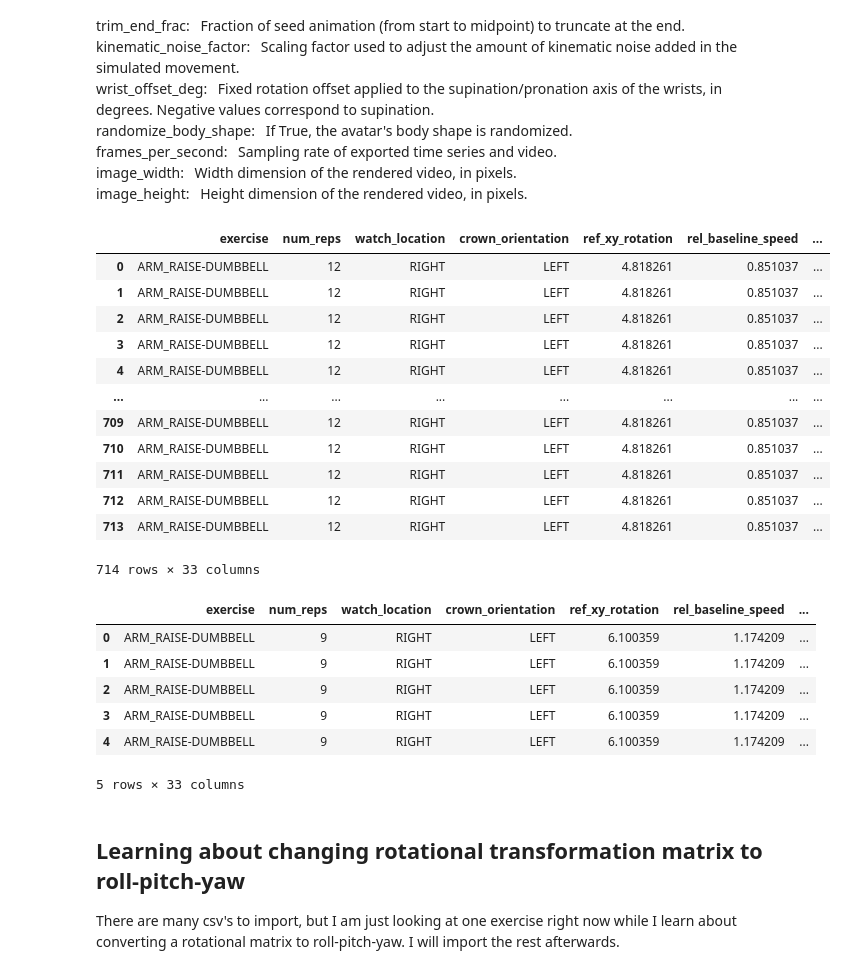
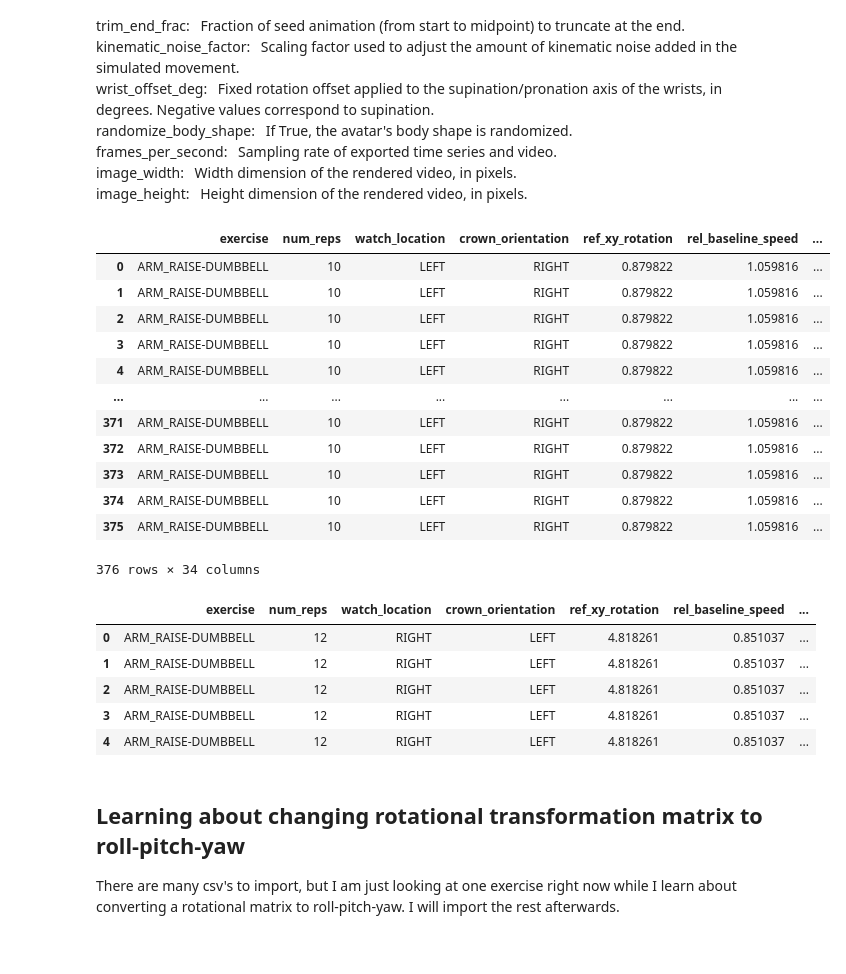
Before and after one commit to KelKi3/Exercise_Recognition, a Jupyter notebook: notebooks/motion_prediction_EDA.ipynb, the cells around one changed output. Cells and saved outputs as stored; diff of their text form; code cells hidden in the pictures.

```diff
--- a/notebooks/motion_prediction_EDA.ipynb
+++ b/notebooks/motion_prediction_EDA.ipynb
@@ -21,18 +28,10 @@ image_height:  Height dimension of the rendered video, in pixels.
 # %%
-import pandas as pd
-#pd.set_option('display.max_columns', None)
-pd.set_option('display.max_rows', None)
+pd.set_option('display.max_columns', None)
+#pd.set_option('display.max_rows', None)
 #pd.reset_option('display.max_rows')
-pd.reset_option('display.max_columns')
+#pd.reset_option('display.max_columns')
 # %%
 #function for retrieving multiple csv/json files
-
-import glob
-import pandas as pd
-import json
-from pandas import json_normalize
-import os
-import numpy as np
 
 def create_combined_dataframe(directory):
     """
@@ -56,6 +55,9 @@ def create_combined_dataframe(directory):
         #creating column assigning rep numbers
         csv_df['rep_num'] = np.floor(csv_df['rep_count_from_start']+1).astype(int)
 
+        #creating column with average rep time
+        csv_df['avg_rep_time'] = csv_df['time'].max()/csv_df['rep_num'].max()
+
         # json file path
         json_file = os.path.splitext(csv_file)[0] + '_params.json'
 
@@ -77,21 +79,21 @@ def create_combined_dataframe(directory):
 armraise_path = '../data/basic_motions/armraise'
 armraise_dataframes = create_combined_dataframe(armraise_path)
 # %%
-armraise_dataframes[0]
+armraise_dataframes[50]
 # %% [output]
 |  | exercise | num_reps | watch_location | crown_orientation | ref_xy_rotation | rel_baseline_speed | ... |
-| 0 | ARM_RAISE-DUMBBELL | 12 | RIGHT | LEFT | 4.818261 | 0.851037 | ... |
-| 1 | ARM_RAISE-DUMBBELL | 12 | RIGHT | LEFT | 4.818261 | 0.851037 | ... |
-| 2 | ARM_RAISE-DUMBBELL | 12 | RIGHT | LEFT | 4.818261 | 0.851037 | ... |
-| 3 | ARM_RAISE-DUMBBELL | 12 | RIGHT | LEFT | 4.818261 | 0.851037 | ... |
-| 4 | ARM_RAISE-DUMBBELL | 12 | RIGHT | LEFT | 4.818261 | 0.851037 | ... |
+| 0 | ARM_RAISE-DUMBBELL | 10 | LEFT | RIGHT | 0.879822 | 1.059816 | ... |
+| 1 | ARM_RAISE-DUMBBELL | 10 | LEFT | RIGHT | 0.879822 | 1.059816 | ... |
+| 2 | ARM_RAISE-DUMBBELL | 10 | LEFT | RIGHT | 0.879822 | 1.059816 | ... |
+| 3 | ARM_RAISE-DUMBBELL | 10 | LEFT | RIGHT | 0.879822 | 1.059816 | ... |
+| 4 | ARM_RAISE-DUMBBELL | 10 | LEFT | RIGHT | 0.879822 | 1.059816 | ... |
 | ... | ... | ... | ... | ... | ... | ... | ... |
-| 709 | ARM_RAISE-DUMBBELL | 12 | RIGHT | LEFT | 4.818261 | 0.851037 | ... |
-| 710 | ARM_RAISE-DUMBBELL | 12 | RIGHT | LEFT | 4.818261 | 0.851037 | ... |
-| 711 | ARM_RAISE-DUMBBELL | 12 | RIGHT | LEFT | 4.818261 | 0.851037 | ... |
-| 712 | ARM_RAISE-DUMBBELL | 12 | RIGHT | LEFT | 4.818261 | 0.851037 | ... |
-| 713 | ARM_RAISE-DUMBBELL | 12 | RIGHT | LEFT | 4.818261 | 0.851037 | ... |
+| 371 | ARM_RAISE-DUMBBELL | 10 | LEFT | RIGHT | 0.879822 | 1.059816 | ... |
+| 372 | ARM_RAISE-DUMBBELL | 10 | LEFT | RIGHT | 0.879822 | 1.059816 | ... |
+| 373 | ARM_RAISE-DUMBBELL | 10 | LEFT | RIGHT | 0.879822 | 1.059816 | ... |
+| 374 | ARM_RAISE-DUMBBELL | 10 | LEFT | RIGHT | 0.879822 | 1.059816 | ... |
+| 375 | ARM_RAISE-DUMBBELL | 10 | LEFT | RIGHT | 0.879822 | 1.059816 | ... |
-714 rows × 33 columns
+376 rows × 34 columns
 # %%
 #setting up the rest of the dataframes
 bicepcurl_path = '../data/basic_motions/bicepcurl'
@@ -124,15 +126,14 @@ tricepkickback_right_dataframes = create_combined_dataframe(tricepkickback_right
 vup_path = '../data/basic_motions/vup'
 vup_dataframes = create_combined_dataframe(vup_path)
 # %%
-armraise_dataframes[5].head(5)
+armraise_dataframes[0].head(5)
 # %% [output]
 |  | exercise | num_reps | watch_location | crown_orientation | ref_xy_rotation | rel_baseline_speed | ... |
-| 0 | ARM_RAISE-DUMBBELL | 9 | RIGHT | LEFT | 6.100359 | 1.174209 | ... |
-| 1 | ARM_RAISE-DUMBBELL | 9 | RIGHT | LEFT | 6.100359 | 1.174209 | ... |
-| 2 | ARM_RAISE-DUMBBELL | 9 | RIGHT | LEFT | 6.100359 | 1.174209 | ... |
-| 3 | ARM_RAISE-DUMBBELL | 9 | RIGHT | LEFT | 6.100359 | 1.174209 | ... |
-| 4 | ARM_RAISE-DUMBBELL | 9 | RIGHT | LEFT | 6.100359 | 1.174209 | ... |
+| 0 | ARM_RAISE-DUMBBELL | 12 | RIGHT | LEFT | 4.818261 | 0.851037 | ... |
+| 1 | ARM_RAISE-DUMBBELL | 12 | RIGHT | LEFT | 4.818261 | 0.851037 | ... |
+| 2 | ARM_RAISE-DUMBBELL | 12 | RIGHT | LEFT | 4.818261 | 0.851037 | ... |
+| 3 | ARM_RAISE-DUMBBELL | 12 | RIGHT | LEFT | 4.818261 | 0.851037 | ... |
+| 4 | ARM_RAISE-DUMBBELL | 12 | RIGHT | LEFT | 4.818261 | 0.851037 | ... |
-5 rows × 33 columns
 # %% [markdown]
 ## Learning about changing rotational transformation matrix to roll-pitch-yaw
 
```
Also changed, not shown: parts of 53 cells of this notebook.
